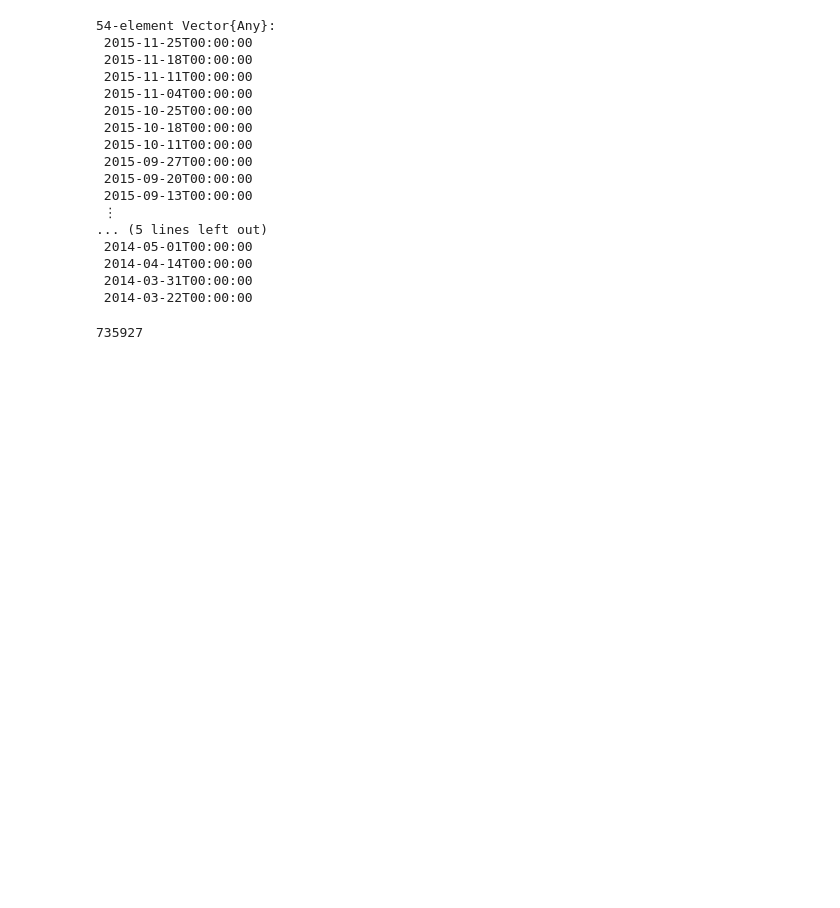
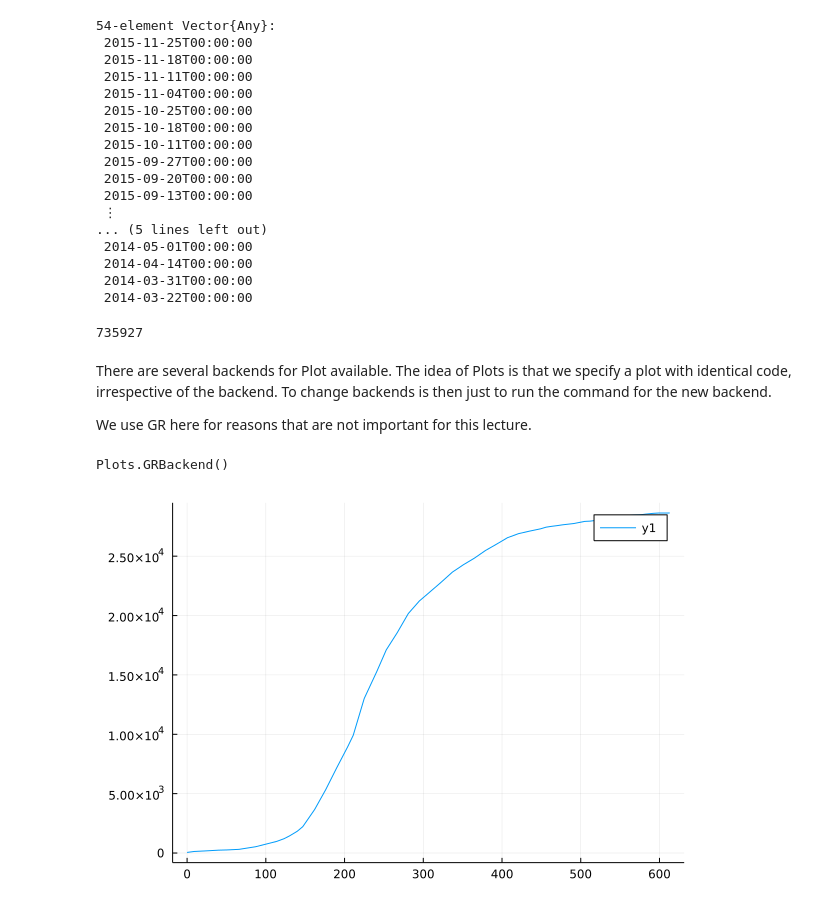
Before and after one commit to pgrepds/julia-playground, a Jupyter notebook: EbolaPandemicAnalysis.ipynb, the cells around one changed output. Cells and saved outputs as stored; diff of their text form; code cells hidden in the pictures; blank space fills up the shorter version.

Commit message:
basic plotting in julia

```diff
--- a/EbolaPandemicAnalysis.ipynb
+++ b/EbolaPandemicAnalysis.ipynb
@@ -142,0 +145,16 @@ DelimitedFiles.writedlm("data/wikipediaEVDdatesconverted.csv", wikiEVDraw, ',')
+# %% [markdown]
+There are several backends for Plot available. The idea of Plots is that we specify a plot with identical code, irrespective of the backend. To change backends is then just to run the command for the new backend.
+
+We use GR here for reasons that are not important for this lecture.
+# %%
+gr()
+# %% [output]
+Plots.GRBackend()
+# %%
+EVDdata = DelimitedFiles.readdlm("data/wikipediaEVDdatesconverted.csv", ',')
+epidays = EVDdata[:, 1]
+allcases = EVDdata[:,2]
+
+plot(epidays, allcases)
+# %% [output]
+[figure, added]
```
Also changed, not shown: parts of 4 cells of this notebook.
